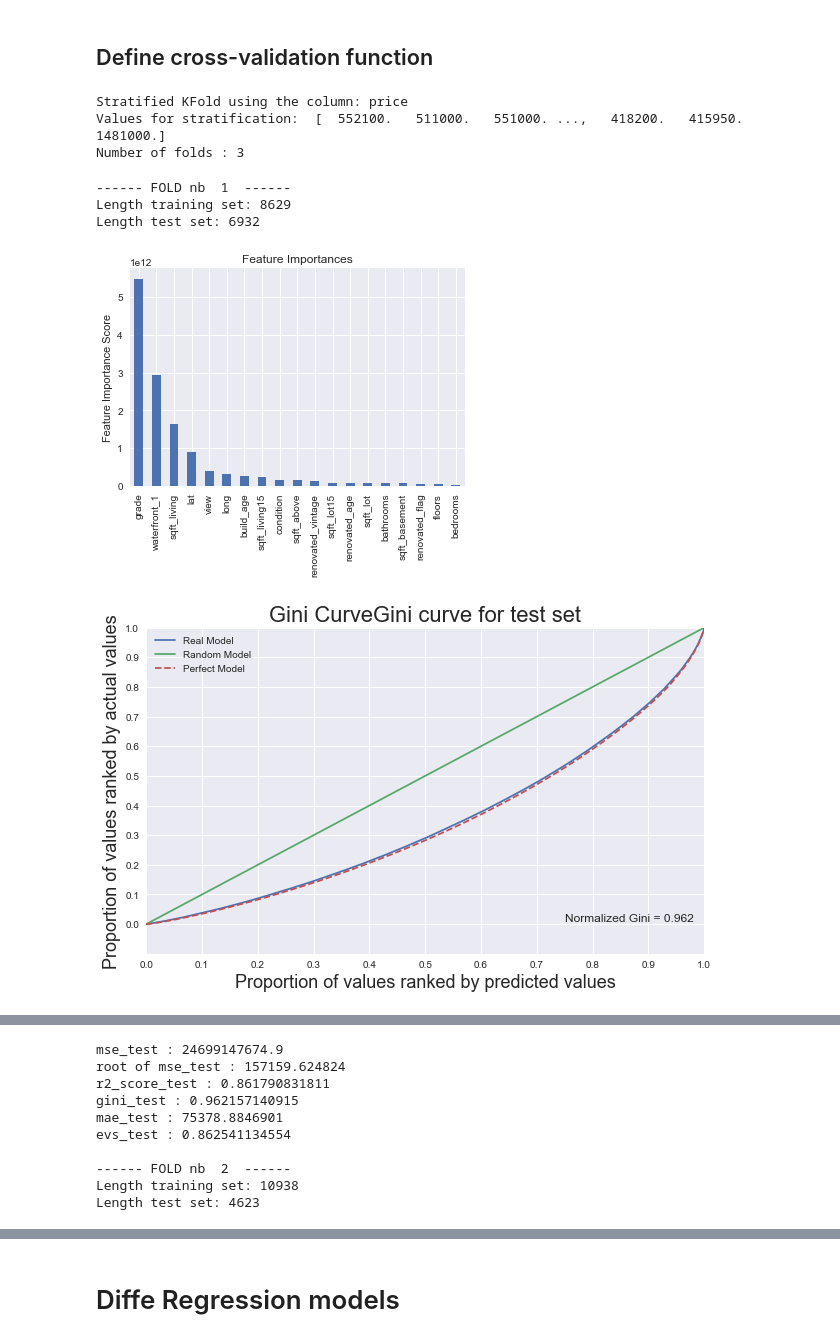
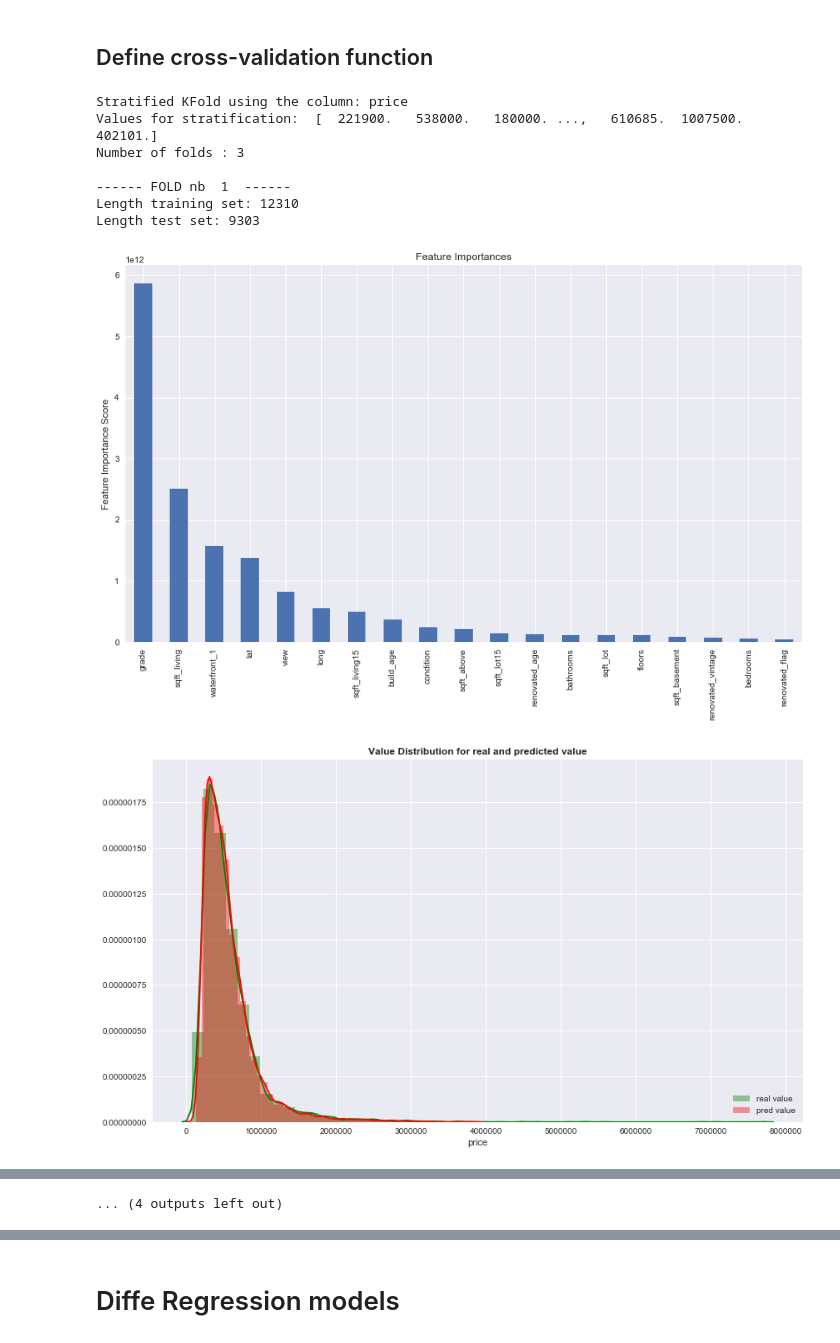
Before and after one commit to Jiannan28/Cookbooks, a Jupyter notebook: Regression/Regression_Template.ipynb, the cells around one changed output, grey strips where cells are left out. Saved outputs shown, nothing was run; the diff lists cells and outputs as text; code cells hidden in the pictures.

```diff
--- a/Regression/Regression_Template.ipynb
+++ b/Regression/Regression_Template.ipynb
@@ -456,6 +465,7 @@ def kfold_prediction(data, features, target, estimator, nfolds, column_stratify,
         if display_feature_importance:
             #feat_imp = pd.Series(estimator.booster().get_fscore()).sort_values(ascending=False)
             feat_imp = pd.Series(get_importance(estimator.booster(), 'gain')).sort_values(ascending=False)
+            plt.figure(figsize=(14, 8))
             feat_imp[:50].plot(kind='bar', title='Feature Importances')
             plt.ylabel('Feature Importance Score')
             plt.show()
@@ -488,6 +498,12 @@ def kfold_prediction(data, features, target, estimator, nfolds, column_stratify,
         #r2_train = r2_score(data[target].ix[train_index], data[target+'_prediction'].ix[train_index])
         r2_test = r2_score(y_test, _pred_value)
 
+        plt.figure(figsize=(14, 8))
+        plt.title('Value Distribution for real and predicted value', fontsize=12, fontweight="bold")
+        sns.distplot(y_test, color='green',label='real value')
+        sns.distplot(_pred_value, color='red', label='pred value')
+        plt.legend(loc="lower right")
+
         # # Gini coefficient
         #gini_train = plotGini(data.ix[train_index], colScore=target+'_prediction', colLoss=target,
         #                           modeleName='Gini curve for training set', display=True)
@@ -519,26 +535,27 @@ def kfold_prediction(data, features, target, estimator, nfolds, column_stratify,
 # %%
 
 xgb_model = xgb.XGBRegressor(nthread=2,seed=27,max_depth=5,n_estimators=200,learning_rate=0.1,subsample=0.9,colsample_bylevel=0.9,
                        colsample_bytree=1,max_delta_step=0)
 
 feature_cols = X_train.columns.values
 
 nfolds = 3
 predict_on_train = False
 display_feature_importance = True
 
 
 target = 'price'
 column_stratify = "price"  # Use None if no stratification
 
-agg_results, results = kfold_prediction(train, feature_cols, target, xgb_model, nfolds, column_stratify, predict_on_train,
+agg_results, results = kfold_prediction(house, feature_cols, target, xgb_model, nfolds, column_stratify, predict_on_train,
                  display_feature_importance)
 # %% [output]
 Stratified KFold using the column: price
-Values for stratification:  [  552100.   511000.   551000. ...,   418200.   415950.  1481000.]
+Values for stratification:  [  221900.   538000.   180000. ...,   610685.  1007500.   402101.]
 Number of folds : 3
+
+------ FOLD nb  1  ------
+Length training set: 12310
+Length test set: 9303
------- FOLD nb  1  ------
-Length training set: 8629
-Length test set: 6932
-[figure, old version]
+[figure, new version]
-[figure, old version]
+[figure, new version]
@@ -546,10 +562,0 @@ Length test set: 6932
-mse_test : 24699147674.9
-root of mse_test : 157159.624824
-r2_score_test : 0.861790831811
-gini_test : 0.962157140915
-mae_test : 75378.8846901
-evs_test : 0.862541134554
-
------- FOLD nb  2  ------
-Length training set: 10938
-Length test set: 4623
@@ -578,3 +589,4 @@ evs_test : 0.882336286574
+... (4 outputs left out)
 # %%
 agg_results
 # %% [output]
```
Also changed, not shown: parts of 15 cells of this notebook.
